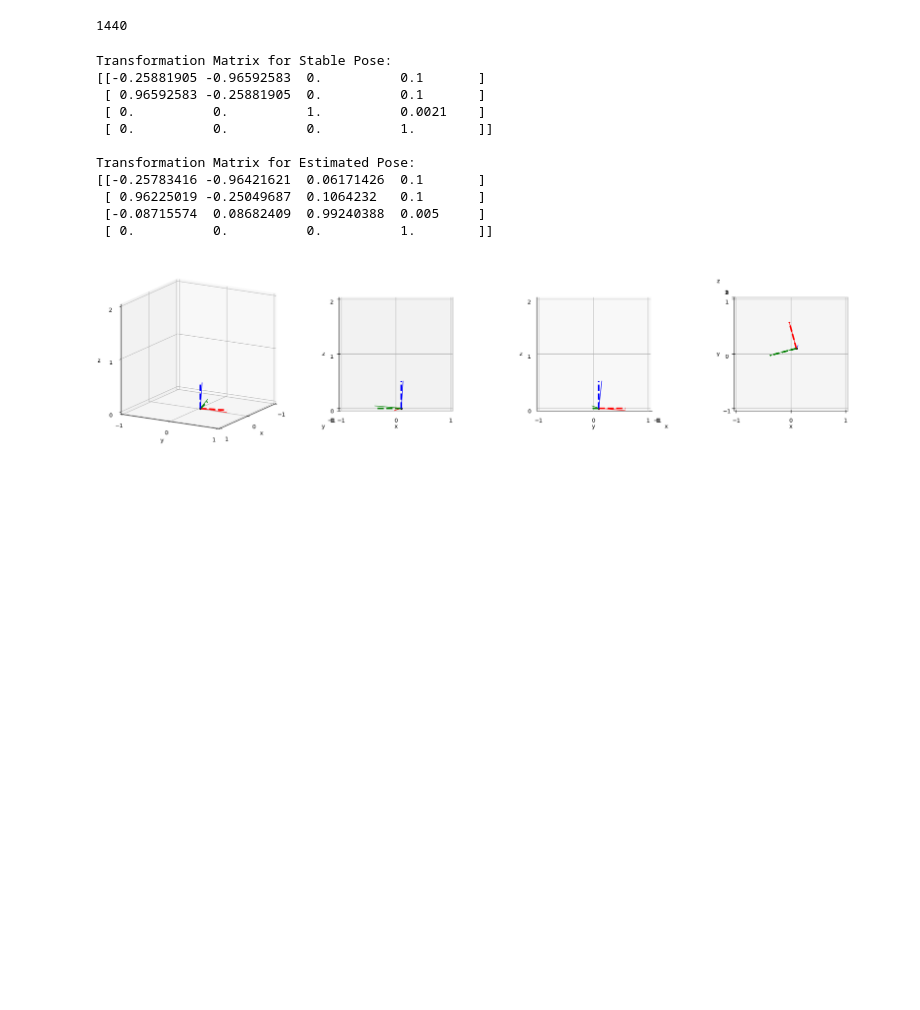
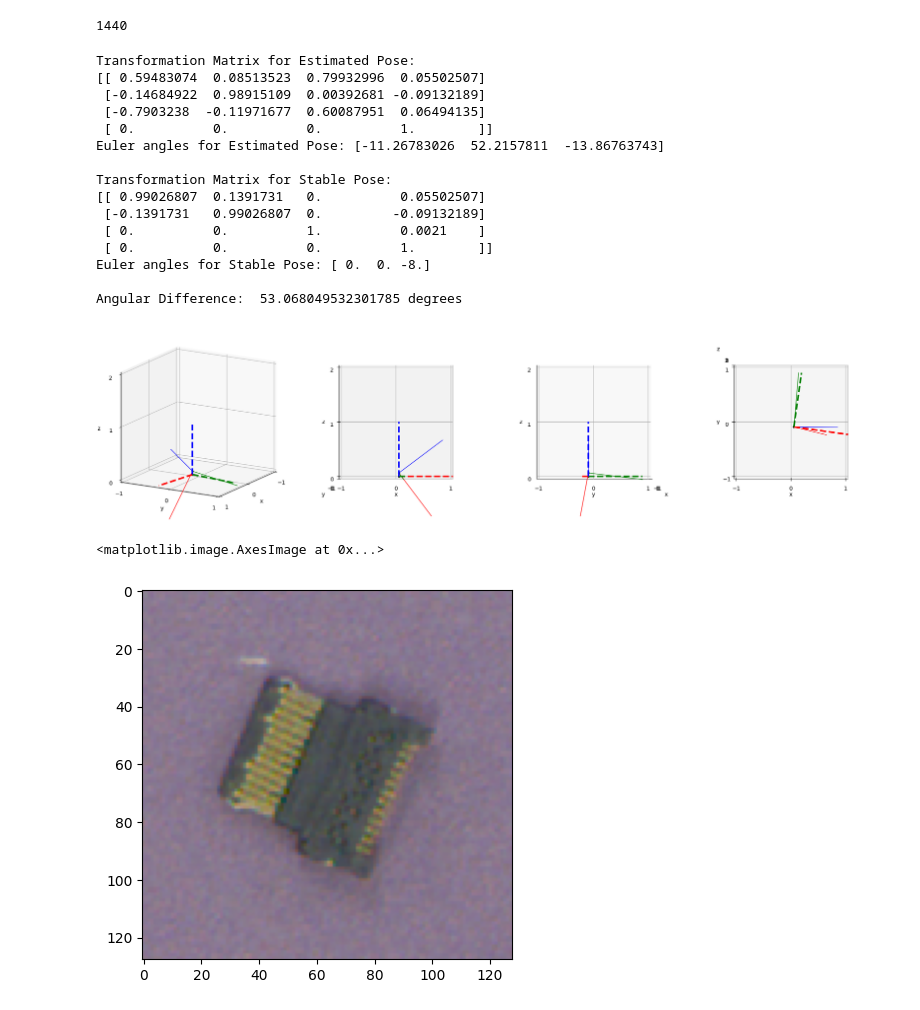
Before and after one commit to yangfei4/clean-pvnet, a Jupyter notebook: brute_force_stable_pose.ipynb, the cells around one changed output. Saved outputs shown, nothing was run; the diff lists cells and outputs as text; code cells hidden in the pictures; blank space fills up the shorter version.

Commit message:
tested examples with real data

```diff
--- a/brute_force_stable_pose.ipynb
+++ b/brute_force_stable_pose.ipynb
@@ -186,3 +191,16 @@ draw_results(T_sta, T_est)
 ### 2 Test pipeline with estimates from real experienment
 # %% [markdown]
 #### 2.1 Insert Mold
+# %%
+data_all_instances = np.load("./11_23_image_dataset/insertmold.npz", allow_pickle=True)
+print("example indeices: ", list(data_all_instances.keys()))
+
+instance1 = data_all_instances['1'].item()
+print("keys: ", list(instance1.keys()))
+
+T_part_in_tag = np.array(instance1['T_part_in_tag'])
+print("T_part_in_tag: ", T_part_in_tag)
+
+R_part_in_tag = T_part_in_tag[:3, :3]
+euler_angles = Rotation.from_matrix(R_part_in_tag).as_euler('xyz', degrees=True)
+print("euler_angles: ", euler_angles)
@@ -189,7 +215,7 @@ draw_results(T_sta, T_est)
 # %%
 # these two lists should be element-aligned.
 # e.g. alphas[i] should correspond to z_offsets[i]
-alphas_insertmold = np.radians([0, 12, -146, 156])
+alphas_insertmold = np.array([0, 12, -146, 156])
 z_offsets_insertmold = np.array([0.0021, 0.0019, 0.0032, 0.0013])
 
 stable_poses_R = construct_R_sta_list(alphas_insertmold)
@@ -197,42 +223,53 @@ len(stable_poses_R)
 # %% [output]
 1440
 # %%
-# TODO(yangfei): replace this with a real T_part_in_tag estimate
-R_est = Rotation.from_euler('xyz', np.radians([5, 5, 105])).as_matrix()
-T_est = np.eye(4)
-T_est[:3, :3] = R_est
-T_est[:3, 3] = np.array([0.1, 0.1, 0.005])
+T_est = T_part_in_tag
 
 top3_stable_poses_R = find_top3_stable_poses(stable_poses_R, T_est[:3, :3], isPrint=False)
 
 R_sta = top3_stable_poses_R[0]
-alpha_sta = np.rad2deg(Rotation.from_matrix(R_sta).as_euler('xyz', degrees=True)[0])
-index = np.where(alphas_insertmold == alpha_sta)[0]
+alpha_sta = Rotation.from_matrix(R_sta).as_euler('xyz', degrees=True)[0]
+index = np.where(alphas_insertmold == int(alpha_sta))[0]
 z_offset_sta = z_offsets_insertmold[index]
 
 # Construct transformation matrices
-t_sta = np.array([T_est[0,3], T_est[1,3], z_offset_sta])
+t_sta = np.array([T_est[0,3], T_est[1,3], z_offset_sta], dtype=object)
 T_sta = construct_T(R_sta, t_sta)
 
+print("Transformation Matrix for Estimated Pose:")
+print(T_est)
+print("Euler angles for Estimated Pose:", Rotation.from_matrix(T_est[:3, :3]).as_euler('xyz', degrees=True))
+print()
 print("Transformation Matrix for Stable Pose:")
 print(T_sta)
-print("\nTransformation Matrix for Estimated Pose:")
-print(T_est)
+print("Euler angles for Stable Pose:", Rotation.from_matrix(T_sta[:3, :3]).as_euler('xyz', degrees=True))
+
+print()
+print("Angular Difference: ", angular_R_diff(T_est[:3, :3], T_sta[:3, :3]), "degrees")
 # %% [output]
+Transformation Matrix for Estimated Pose:
+[[ 0.59483074  0.08513523  0.79932996  0.05502507]
+ [-0.14684922  0.98915109  0.00392681 -0.09132189]
+ [-0.7903238  -0.11971677  0.60087951  0.06494135]
+ [ 0.          0.          0.          1.        ]]
+Euler angles for Estimated Pose: [-11.26783026  52.2157811  -13.86763743]
+
 Transformation Matrix for Stable Pose:
-[[-0.25881905 -0.96592583  0.          0.1       ]
- [ 0.96592583 -0.25881905  0.          0.1       ]
+[[ 0.99026807  0.1391731   0.          0.05502507]
+ [-0.1391731   0.99026807  0.         -0.09132189]
  [ 0.          0.          1.          0.0021    ]
  [ 0.          0.          0.          1.        ]]
+Euler angles for Stable Pose: [ 0.  0. -8.]
 
-Transformation Matrix for Estimated Pose:
-[[-0.25783416 -0.96421621  0.06171426  0.1       ]
- [ 0.96225019 -0.25049687  0.1064232   0.1       ]
- [-0.08715574  0.08682409  0.99240388  0.005     ]
- [ 0.          0.          0.          1.        ]]
+Angular Difference:  53.068049532301785 degrees
 # %%
-draw_results(T_sta, T_est, s=0.5)
+draw_results(T_sta, T_est, s=1)
 # The solid line is for estimate
 # The dashed line is for closest stable pose
+
+# image with part placed in the tagboard
+plt.imshow(instance1['image_128x128'][:,:,::-1])
 # %% [output]
-[figure, old version]
+[figure, new version]
+<matplotlib.image.AxesImage at 0x...>
+[figure, added]
```
Also changed, not shown: parts of 7 cells of this notebook.
